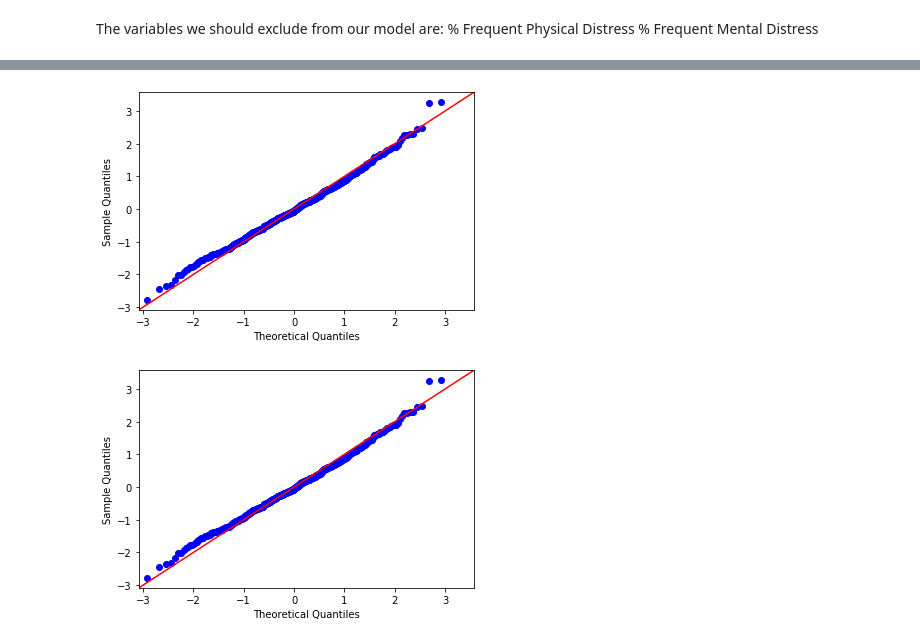
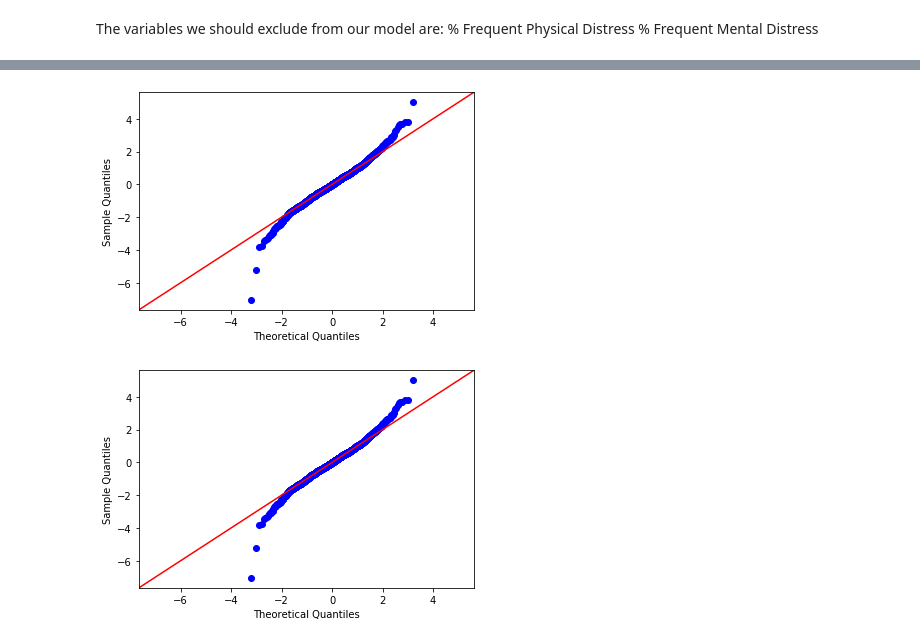
Before and after one commit to 1Banji/Health-Death, a Jupyter notebook: Sez/Life_Expectancy.ipynb, the cells around one changed output, grey strips where cells are left out. Cells and saved outputs as stored; diff of their text form; code cells hidden in the pictures.

Commit message:
Sez improved model

```diff
--- a/Sez/Life_Expectancy.ipynb
+++ b/Sez/Life_Expectancy.ipynb
@@ -526,5 +412,5 @@ r2:  0.7495276165332824
 # %%
 import statsmodels.api as sm
-preds = sm.add_constant(scaled)
+preds = sm.add_constant(df1_scaled)
 ols_model = sm.OLS(target,preds)
 ols_result = ols_model.fit()
@@ -614,5 +470,0 @@ scaled_df2 = scaler.fit_transform(df_2)
-# %%
-import statsmodels.api as sm
-preds_df2 = sm.add_constant(scaled_df2)
-ols_model_df2 = sm.OLS(target,preds_df2)
-ols_result_df2 = ols_model_df2.fit()
@@ -618,0 +475,3 @@ ols_result_df2 = ols_model_df2.fit()
+# %%
+poly = PolynomialFeatures(2)
+df1_poly = poly.fit_transform(df1_scaled)
@@ -618,0 +489,4 @@ ols_result_df2 = ols_model_df2.fit()
+# %%
+preds_poly = sm.add_constant(df1_poly)
+poly_ols_model = sm.OLS(target,preds_poly)
+poly_ols_result = poly_ols_model.fit()
@@ -619,6 +504,6 @@ ols_result_df2 = ols_model_df2.fit()
 # %%
-sm.qqplot(ols_result_df2.resid, line='45')
+sm.qqplot(poly_ols_result.resid, line='45')
 # %% [output]
-[figure, old version]
+[figure, new version]
-[figure, old version]
+[figure, new version]
 # %%
```
Also changed, not shown: parts of 70 cells of this notebook.
